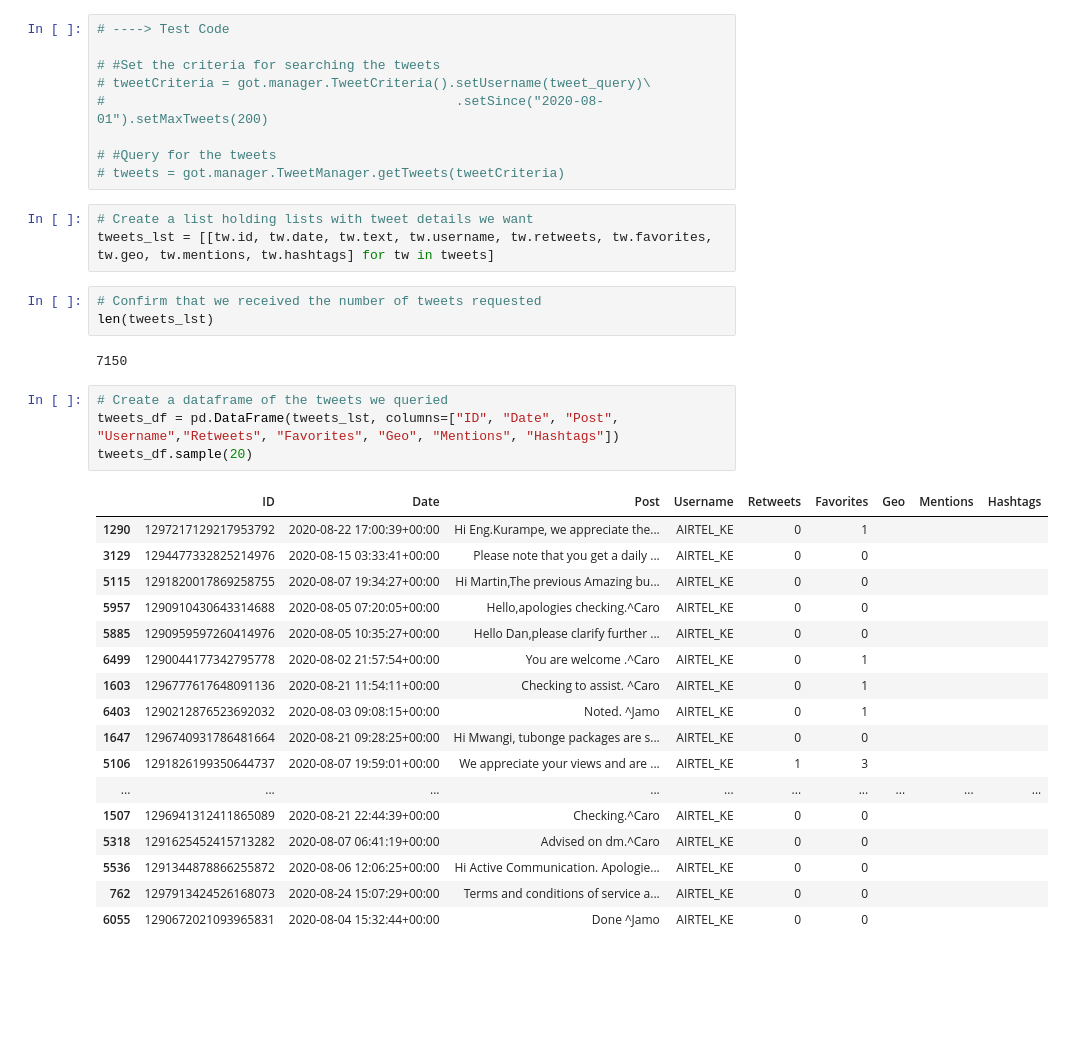
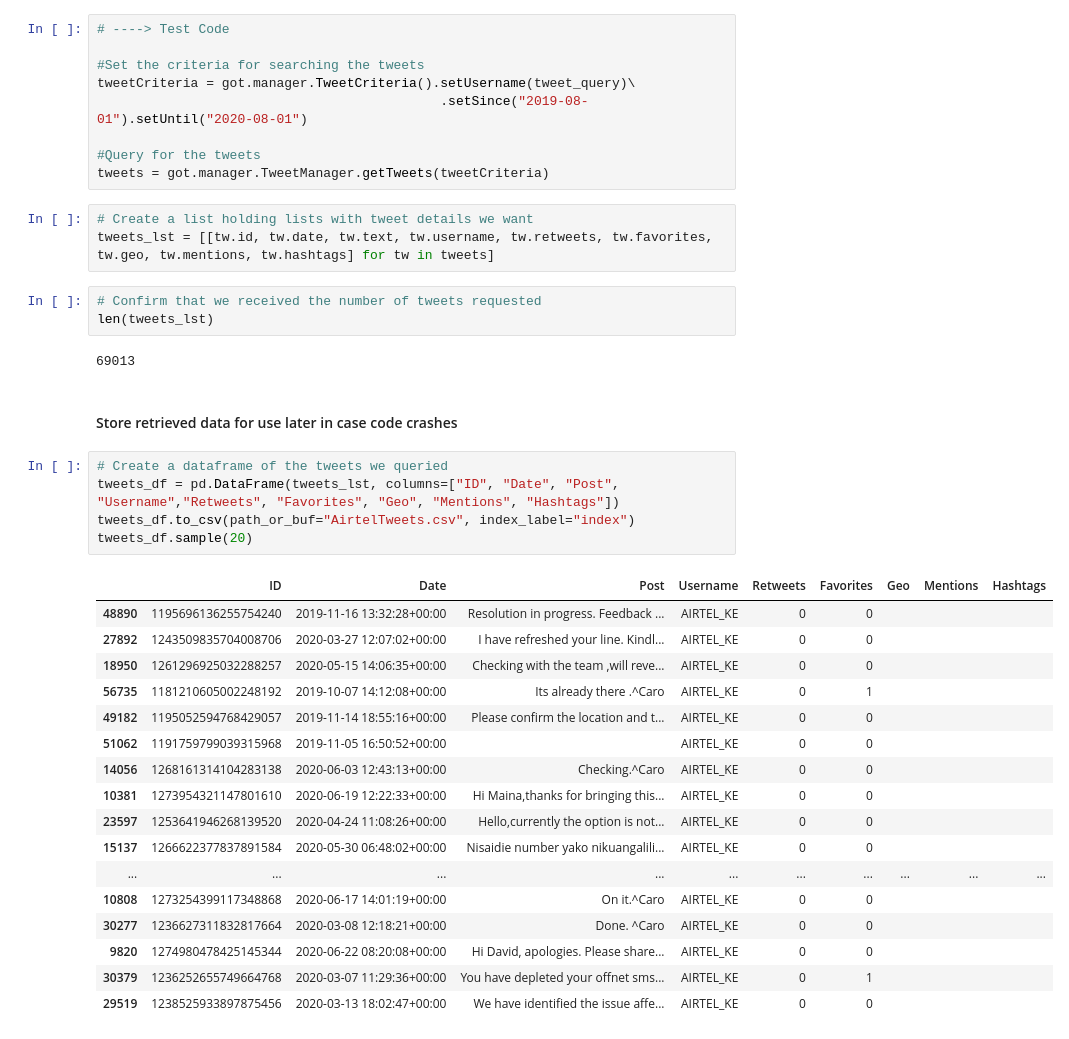
Before and after one commit to redlion47/Demand_Forecasting_Project, a Jupyter notebook: GetAirtelTweets_TweepyVersion.ipynb, the cells around one changed output. Saved outputs shown, nothing was run; the diff lists cells and outputs as text; blank space fills up the shorter version.

Commit message:
Completed data retrieval of airtel customer service since 01/08/2019 to 27/08/2020

```diff
--- a/GetAirtelTweets_TweepyVersion.ipynb
+++ b/GetAirtelTweets_TweepyVersion.ipynb
@@ -46,12 +56,12 @@ tweets = got.manager.TweetManager.getTweets(tweetCriteria)
 # %%
 # ----> Test Code
 
-# #Set the criteria for searching the tweets
-# tweetCriteria = got.manager.TweetCriteria().setUsername(tweet_query)\
-#                                             .setSince("2020-08-01").setMaxTweets(200)
+#Set the criteria for searching the tweets
+tweetCriteria = got.manager.TweetCriteria().setUsername(tweet_query)\
+                                            .setSince("2019-08-01").setUntil("2020-08-01")
 
-# #Query for the tweets
-# tweets = got.manager.TweetManager.getTweets(tweetCriteria)
+#Query for the tweets
+tweets = got.manager.TweetManager.getTweets(tweetCriteria)
 # %%
 # Create a list holding lists with tweet details we want
 tweets_lst = [[tw.id, tw.date, tw.text, tw.username, tw.retweets, tw.favorites, tw.geo, tw.mentions, tw.hashtags] for tw in tweets]
@@ -59,26 +69,29 @@ tweets_lst = [[tw.id, tw.date, tw.text, tw.username, tw.retweets, tw.favorites,
 # Confirm that we received the number of tweets requested
 len(tweets_lst)
 # %% [output]
-7150
+69013
+# %% [markdown]
+#### Store retrieved data for use later in case code crashes
 # %%
 # Create a dataframe of the tweets we queried
 tweets_df = pd.DataFrame(tweets_lst, columns=["ID", "Date", "Post", "Username","Retweets", "Favorites", "Geo", "Mentions", "Hashtags"])
+tweets_df.to_csv(path_or_buf="AirtelTweets.csv", index_label="index")
 tweets_df.sample(20)
 # %% [output]
 |  | ID | Date | Post | Username | Retweets | Favorites | Geo | Mentions | Hashtags |
-| 1290 | 1297217129217953792 | 2020-08-22 17:00:39+00:00 | Hi Eng.Kurampe, we appreciate the... | AIRTEL_KE | 0 | 1 |  |  |  |
-| 3129 | 1294477332825214976 | 2020-08-15 03:33:41+00:00 | Please note that you get a daily ... | AIRTEL_KE | 0 | 0 |  |  |  |
-| 5115 | 1291820017869258755 | 2020-08-07 19:34:27+00:00 | Hi Martin,The previous Amazing bu... | AIRTEL_KE | 0 | 0 |  |  |  |
-| 5957 | 1290910430643314688 | 2020-08-05 07:20:05+00:00 | Hello,apologies checking.^Caro | AIRTEL_KE | 0 | 0 |  |  |  |
-| 5885 | 1290959597260414976 | 2020-08-05 10:35:27+00:00 | Hello Dan,please clarify further ... | AIRTEL_KE | 0 | 0 |  |  |  |
-| 6499 | 1290044177342795778 | 2020-08-02 21:57:54+00:00 | You are welcome .^Caro | AIRTEL_KE | 0 | 1 |  |  |  |
-| 1603 | 1296777617648091136 | 2020-08-21 11:54:11+00:00 | Checking to assist. ^Caro | AIRTEL_KE | 0 | 1 |  |  |  |
-| 6403 | 1290212876523692032 | 2020-08-03 09:08:15+00:00 | Noted. ^Jamo | AIRTEL_KE | 0 | 1 |  |  |  |
-| 1647 | 1296740931786481664 | 2020-08-21 09:28:25+00:00 | Hi Mwangi, tubonge packages are s... | AIRTEL_KE | 0 | 0 |  |  |  |
-| 5106 | 1291826199350644737 | 2020-08-07 19:59:01+00:00 | We appreciate your views and are ... | AIRTEL_KE | 1 | 3 |  |  |  |
+| 48890 | 1195696136255754240 | 2019-11-16 13:32:28+00:00 | Resolution in progress. Feedback ... | AIRTEL_KE | 0 | 0 |  |  |  |
+| 27892 | 1243509835704008706 | 2020-03-27 12:07:02+00:00 | I have refreshed your line. Kindl... | AIRTEL_KE | 0 | 0 |  |  |  |
+| 18950 | 1261296925032288257 | 2020-05-15 14:06:35+00:00 | Checking with the team ,will reve... | AIRTEL_KE | 0 | 0 |  |  |  |
+| 56735 | 1181210605002248192 | 2019-10-07 14:12:08+00:00 | Its already there .^Caro | AIRTEL_KE | 0 | 1 |  |  |  |
+| 49182 | 1195052594768429057 | 2019-11-14 18:55:16+00:00 | Please confirm the location and t... | AIRTEL_KE | 0 | 0 |  |  |  |
+| 51062 | 1191759799039315968 | 2019-11-05 16:50:52+00:00 |  | AIRTEL_KE | 0 | 0 |  |  |  |
+| 14056 | 1268161314104283138 | 2020-06-03 12:43:13+00:00 | Checking.^Caro | AIRTEL_KE | 0 | 0 |  |  |  |
+| 10381 | 1273954321147801610 | 2020-06-19 12:22:33+00:00 | Hi Maina,thanks for bringing this... | AIRTEL_KE | 0 | 0 |  |  |  |
+| 23597 | 1253641946268139520 | 2020-04-24 11:08:26+00:00 | Hello,currently the option is not... | AIRTEL_KE | 0 | 0 |  |  |  |
+| 15137 | 1266622377837891584 | 2020-05-30 06:48:02+00:00 | Nisaidie number yako nikuangalili... | AIRTEL_KE | 0 | 0 |  |  |  |
 | ... | ... | ... | ... | ... | ... | ... | ... | ... | ... |
-| 1507 | 1296941312411865089 | 2020-08-21 22:44:39+00:00 | Checking.^Caro | AIRTEL_KE | 0 | 0 |  |  |  |
-| 5318 | 1291625452415713282 | 2020-08-07 06:41:19+00:00 | Advised on dm.^Caro | AIRTEL_KE | 0 | 0 |  |  |  |
-| 5536 | 1291344878866255872 | 2020-08-06 12:06:25+00:00 | Hi Active Communication. Apologie... | AIRTEL_KE | 0 | 0 |  |  |  |
-| 762 | 1297913424526168073 | 2020-08-24 15:07:29+00:00 | Terms and conditions of service a... | AIRTEL_KE | 0 | 0 |  |  |  |
-| 6055 | 1290672021093965831 | 2020-08-04 15:32:44+00:00 | Done ^Jamo | AIRTEL_KE | 0 | 0 |  |  |  |
+| 10808 | 1273254399117348868 | 2020-06-17 14:01:19+00:00 | On it.^Caro | AIRTEL_KE | 0 | 0 |  |  |  |
+| 30277 | 1236627311832817664 | 2020-03-08 12:18:21+00:00 | Done. ^Caro | AIRTEL_KE | 0 | 0 |  |  |  |
+| 9820 | 1274980478425145344 | 2020-06-22 08:20:08+00:00 | Hi David, apologies. Please share... | AIRTEL_KE | 0 | 0 |  |  |  |
+| 30379 | 1236252655749664768 | 2020-03-07 11:29:36+00:00 | You have depleted your offnet sms... | AIRTEL_KE | 0 | 1 |  |  |  |
+| 29519 | 1238525933897875456 | 2020-03-13 18:02:47+00:00 | We have identified the issue affe... | AIRTEL_KE | 0 | 0 |  |  |  |
```
Also changed, not shown: parts of 16 cells of this notebook, 8 other files.
